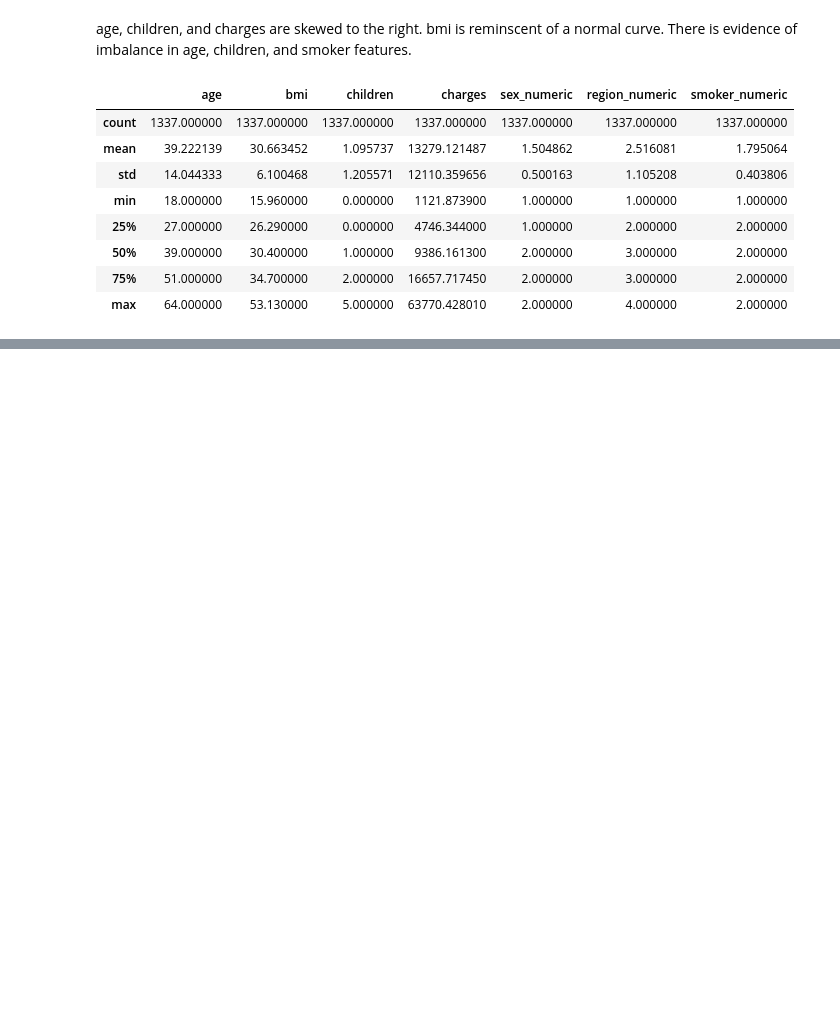
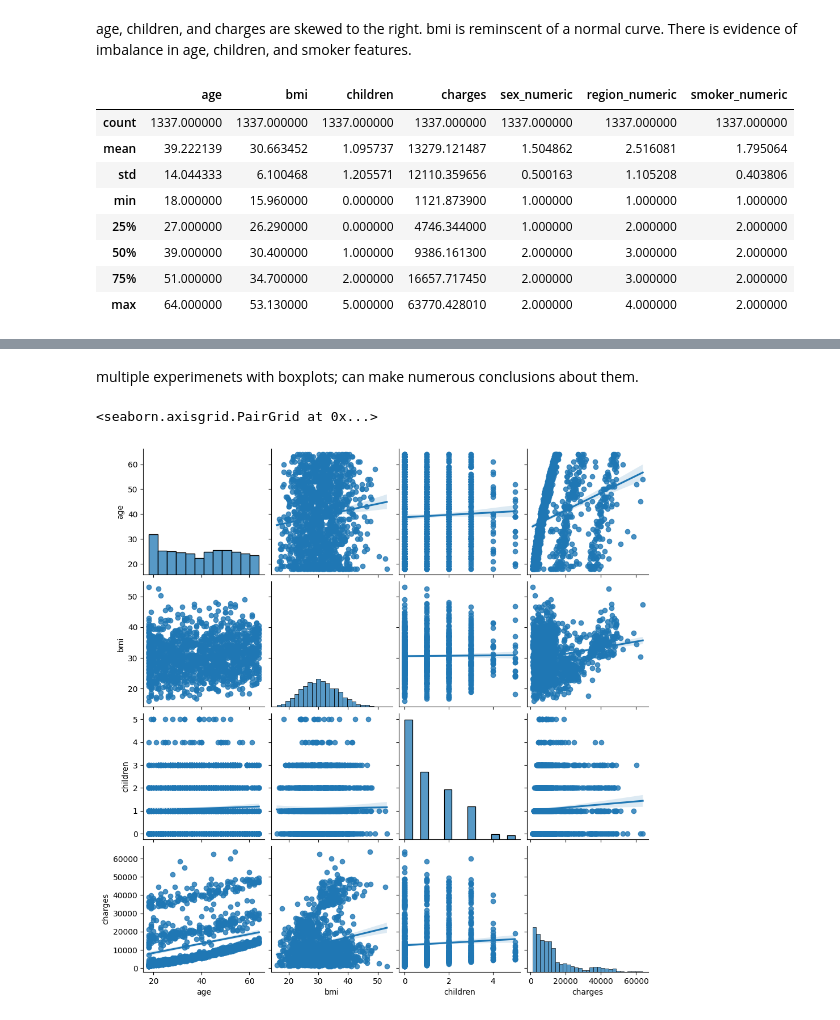
Before and after one commit to Mikayla-ds2/insurance_ml, a Jupyter notebook: model.ipynb, the cells around one changed output, grey strips where cells are left out. Saved outputs shown, nothing was run; the diff lists cells and outputs as text; code cells hidden in the pictures; blank space fills up the shorter version.

```diff
--- a/model.ipynb
+++ b/model.ipynb
@@ -223,0 +224,8 @@ sns.boxplot(y='charges', x='children', data=data_numeric)
+# %% [markdown]
+multiple experimenets with boxplots; can make numerous conclusions about them.
+# %%
+# pairplot video experimentation
+sns.pairplot(data, kind='reg')
+# %% [output]
+<seaborn.axisgrid.PairGrid at 0x...>
+[figure, added]
```
Also changed, not shown: parts of 13 cells of this notebook, 2 other files.
